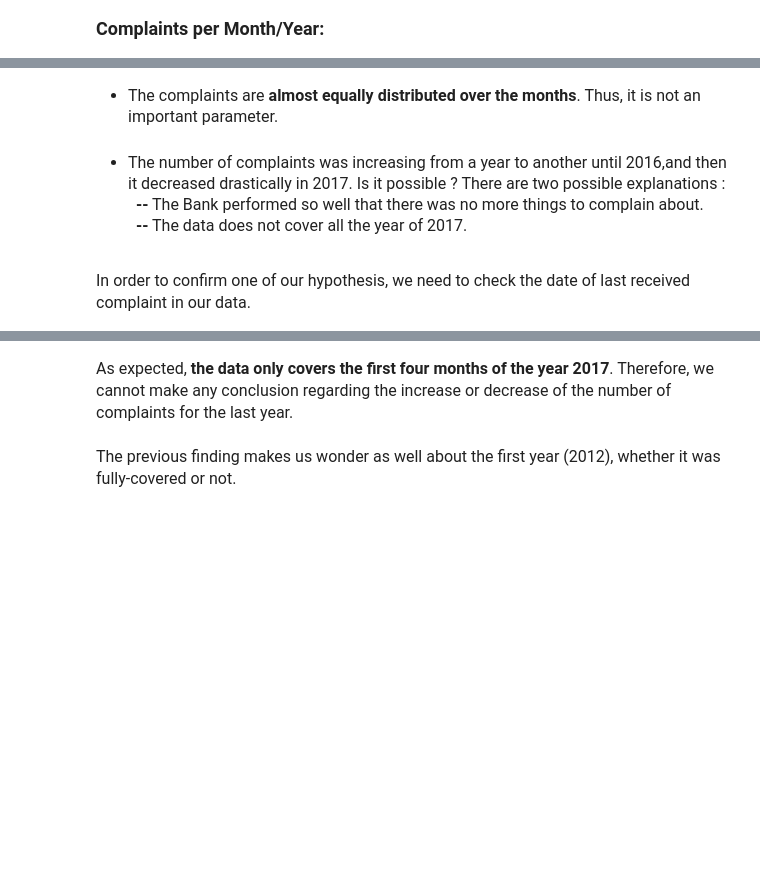
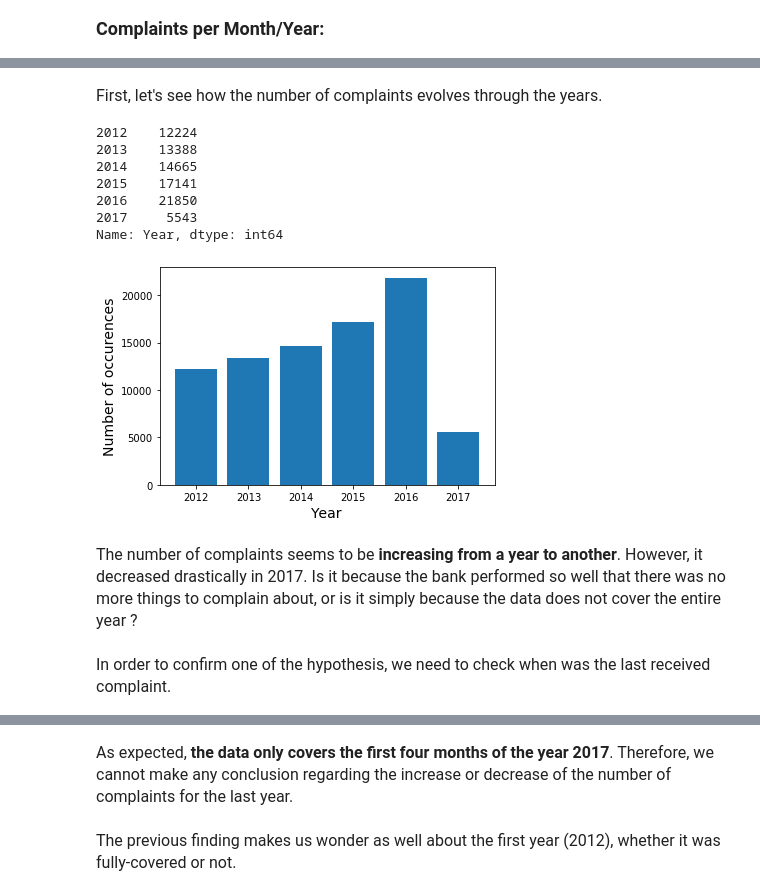
Before and after one commit to aminedassouli/Bank_account, a Jupyter notebook: Bank_Account_or_Service_Complaints.ipynb, the cells around one changed output, grey strips where cells are left out. Drawn from its saved outputs; the diff is of its cells as text; code cells hidden in the pictures; blank space fills up the shorter version.

```diff
--- a/Bank_Account_or_Service_Complaints.ipynb
+++ b/Bank_Account_or_Service_Complaints.ipynb
@@ -26,13 +29,16 @@ PATH_CSV_DATA = "Bank_Account_or_Service_Complaints.csv"
 <b>Functions</b>
 </font>
 # %%
-def plot_bar(col_data: pd.Series, number_keep: int = 15, ascending: bool = False, sort_by_index: str = False, x_label: str = None) -> None:
+def plot_chart(col_data: pd.Series, chart_type: str, number_keep: int = 10000,
+               ascending: bool = False, sort_by_index: str = False, x_label: str = None) -> pd.DataFrame:
     """
     Plot a bar chart, where the X-Axis contains the unique values of the Series, and the Y-Axis, the number of occurrences.
 
     Parameters
     ----------
     col_data : pandas Series
+    chart_type : str, {"bar", "pie"}
+        Type of chart to plot
     number_keep : int, default 15
         Limit the number of different values to consider during the plot
     ascending : bool, default False
@@ -42,21 +48,42 @@ def plot_bar(col_data: pd.Series, number_keep: int = 15, ascending: bool = False
     x_label : str
         If specified, assign it to the xlabel of the figure (axis of values)
 
+    Returns
+    -------
+    DataFrame
+        Containing the unique values of the Series and their occurences
+
     """
-    # Count the values' frequency, sort them by value and keep only the requested number
-    data_to_plot = col_data.value_counts(ascending=ascending)\
-                           .head(number_keep)\
+    # Verify that the chart_type is correct
+    if chart_type not in ["bar", "pie"]:
+        raise ValueError("'chart_type' must be either 'bar' or 'pie' !")
+
+    # Count the values' frequency and sort them by value
+    data_to_plot = col_data.value_counts(ascending=ascending)
+
+    # If number_keep is less than the number of values, we sum up the other values into a row 'Others'
+    number_total = len(data_to_plot)
+    if number_keep < number_total:
+        data_to_plot.iloc[number_keep] = data_to_plot.tail(number_total - number_keep).sum()
+        data_to_plot = data_to_plot.rename({data_to_plot.index[number_keep]: "Others"})\
+                                   .head(number_keep + 1)
+
 
     # Sort the result by index if requested
     if sort_by_index:
         data_to_plot.sort_index(inplace=True)
 
-    # Plot the bar
+    # Plot configuration
     plt.xlabel(x_label, {"size": 14})
-    plt.ylabel("Number of occurences", {"size": 14})
-    plt.bar(data_to_plot.index, data_to_plot.values[:])
 
-    return None
+    # Plot the requested graph
+    if chart_type == "bar":
+        plt.ylabel("Number of occurences", {"size": 14})
+        plt.bar(data_to_plot.index, data_to_plot.values[:])
+    else:
+        plt.pie(data_to_plot.values[:], labels=data_to_plot.index, autopct=lambda p: f"{p:.2f}%")
+
+    return data_to_plot
 # %% [markdown]
 <font size="6">
 <b>Core Analysis</b>
@@ -232,8 +261,20 @@ plot_bar(df_data["Year"], sort_by_index=True, x_label="Year")
+# %% [markdown]
+<font size="3">
+First, let's see how the number of complaints evolves through the years.
+</font>
+# %%
+plot_chart(df_data["Year"], chart_type="bar", sort_by_index=True, x_label="Year")
+# %% [output]
+2012    12224
+2013    13388
+2014    14665
+2015    17141
+2016    21850
+2017     5543
+Name: Year, dtype: int64
+[figure, added]
 # %% [markdown]
 <font size="3">
-    <ul><li> The complaints are <b>almost equally distributed over the months</b>. Thus, it is not an important parameter.<br><br>
-    <li> The number of complaints was increasing from a year to another until 2016,and then it decreased drastically in 2017. Is it possible ? There are two possible explanations :
-        <br>&nbsp;&nbsp;<b>--</b> The Bank performed so well that there was no more things to complain about.
-        <br>&nbsp;&nbsp;<b>--</b> The data does not cover all the year of 2017.</ul>
-<br>In order to confirm one of our hypothesis, we need to check the date of last received complaint in our data.
+The number of complaints seems to be <b>increasing from a year to another</b>. However, it decreased drastically in 2017. Is it because the bank performed so well that there was no more things to complain about, or is it simply because the data does not cover the entire year ? <br><br>
+In order to confirm one of the hypothesis, we need to check when was the last received complaint.
 </font>
```
Also changed, not shown: parts of 26 cells of this notebook, 1 other file.
